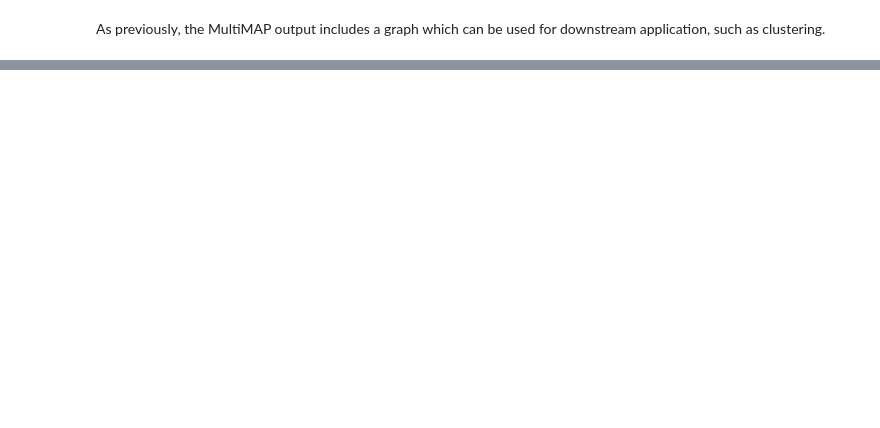
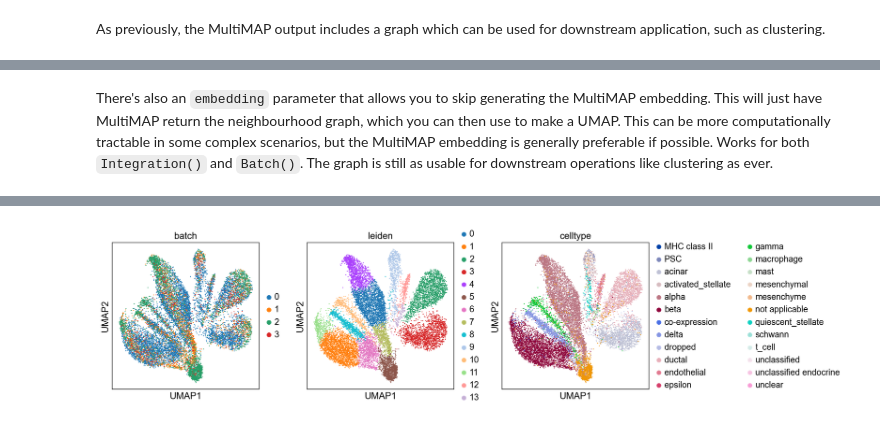
Before and after one commit to Teichlab/MultiMAP, a Jupyter notebook: examples/tutorial.ipynb, the cells around one changed output, grey strips where cells are left out. Cells and saved outputs as stored; diff of their text form; code cells hidden in the pictures; blank space fills up the shorter version.

Commit message:
fix batch scrambling, rng seed, embedding skip in tutorial

```diff
--- a/examples/tutorial.ipynb
+++ b/examples/tutorial.ipynb
@@ -97,0 +98,8 @@ sc.pl.embedding(adata, 'X_multimap', color=['leiden'])
+# %% [markdown]
+There's also an `embedding` parameter that allows you to skip generating the MultiMAP embedding. This will just have MultiMAP return the neighbourhood graph, which you can then use to make a UMAP. This can be more computationally tractable in some complex scenarios, but the MultiMAP embedding is generally preferable if possible. Works for both `Integration()` and `Batch()`. The graph is still as usable for downstream operations like clustering as ever.
+# %%
+MultiMAP.Batch(adata, embedding=False)
+sc.tl.umap(adata)
+sc.tl.leiden(adata)
+sc.pl.umap(adata, color=['batch','leiden','celltype'])
+# %% [output]
@@ -97,0 +108 @@ sc.pl.embedding(adata, 'X_multimap', color=['leiden'])
+[figure, added]
```
Also changed, not shown: parts of 4 cells of this notebook, 1 other file.
